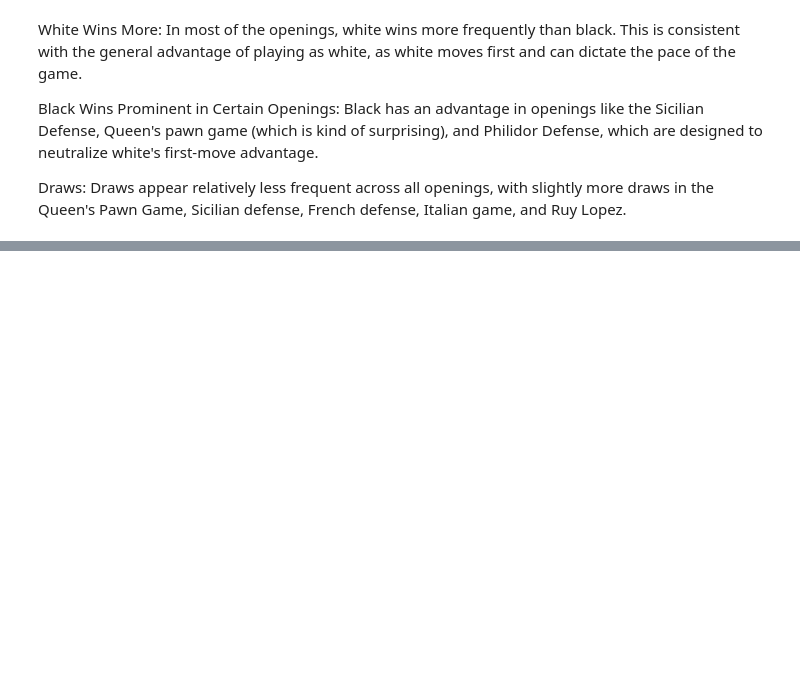
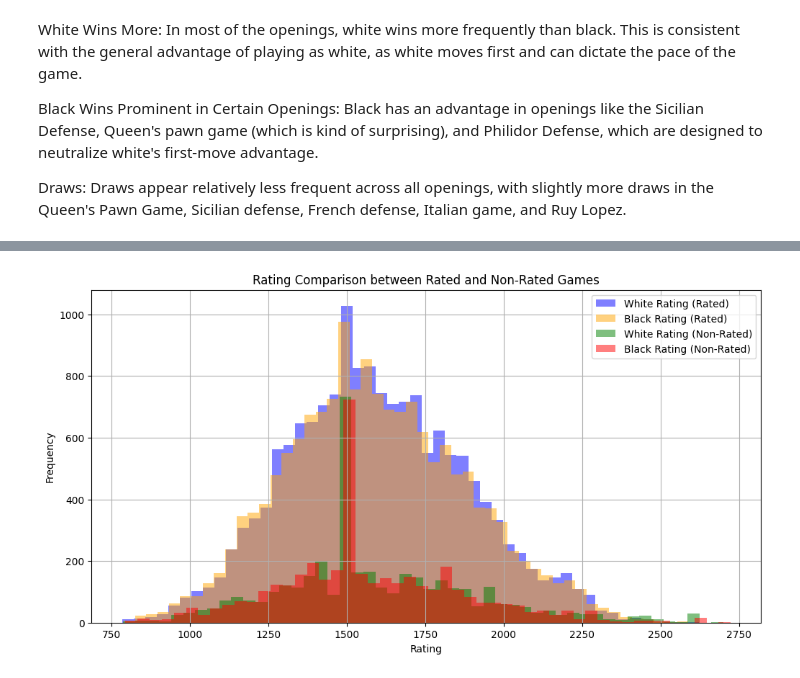
Before and after one commit to Ajodo-Godson/CP191-RAR, a Jupyter notebook: Game_Modelling.ipynb, the cells around one changed output, grey strips where cells are left out. Cells and saved outputs as stored; diff of their text form; code cells hidden in the pictures; blank space fills up the shorter version.

```diff
--- a/Game_Modelling.ipynb
+++ b/Game_Modelling.ipynb
@@ -416,30 +279,0 @@ plt.show()
-# %%
-from sklearn.ensemble import RandomForestClassifier
-from sklearn.metrics import classification_report, accuracy_score
-from sklearn.model_selection import train_test_split
-from sklearn.preprocessing import LabelEncoder
-
-
-# Re-encoding the 'opening_eco' column as 'opening_eco_encoded'
-df['opening_eco_encoded'] = LabelEncoder().fit_transform(df['opening_eco'])
-
-# Re-selecting relevant features for the model
-features = ['white_rating', 'black_rating', 'rating_diff', 'opening_eco_encoded']
-X = df[features]
-y = df['outcome_encoded']
-
-# Splitting the dataset into training and testing sets (80% train, 20% test)
-X_train, X_test, y_train, y_test = train_test_split(X, y, test_size=0.2, random_state=42)
-
-# Rebuilding the Random Forest model
-rf_model = RandomForestClassifier(n_estimators=100, random_state=42)
-rf_model.fit(X_train, y_train)
-
-# Making predictions on the test set
-y_pred = rf_model.predict(X_test)
-
-# Evaluating the model again
-accuracy = accuracy_score(y_test, y_pred)
-report = classification_report(y_test, y_pred, target_names=['black_win', 'draw', 'white_win'])
-
-accuracy, report
@@ -447,0 +284,16 @@ accuracy
+# %%
+
+# Rating comparison between rated and non-rated games
+plt.figure(figsize=(12, 6))
+df[df['rated'] == True]['white_rating'].plot(kind='hist', bins=50, alpha=0.5, label='White Rating (Rated)', color='blue')
+df[df['rated'] == True]['black_rating'].plot(kind='hist', bins=50, alpha=0.5, label='Black Rating (Rated)', color='orange')
+df[df['rated'] == False]['white_rating'].plot(kind='hist', bins=50, alpha=0.5, label='White Rating (Non-Rated)', color='green')
+df[df['rated'] == False]['black_rating'].plot(kind='hist', bins=50, alpha=0.5, label='Black Rating (Non-Rated)', color='red')
+plt.title('Rating Comparison between Rated and Non-Rated Games')
+plt.xlabel('Rating')
+plt.ylabel('Frequency')
+plt.legend(loc='upper right')
+plt.grid(True)
+plt.show()
+# %% [output]
+[figure, added]
```
Also changed, not shown: parts of 26 cells of this notebook.
